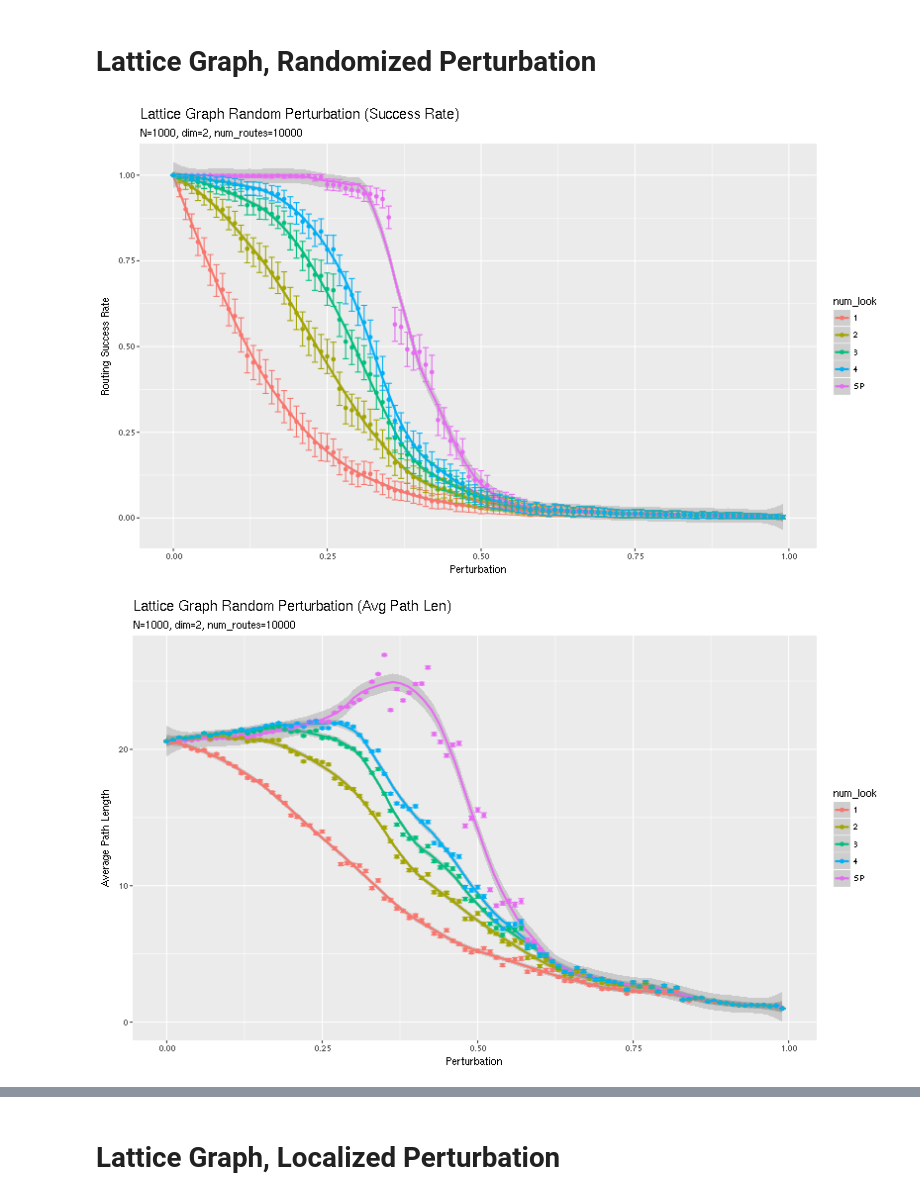
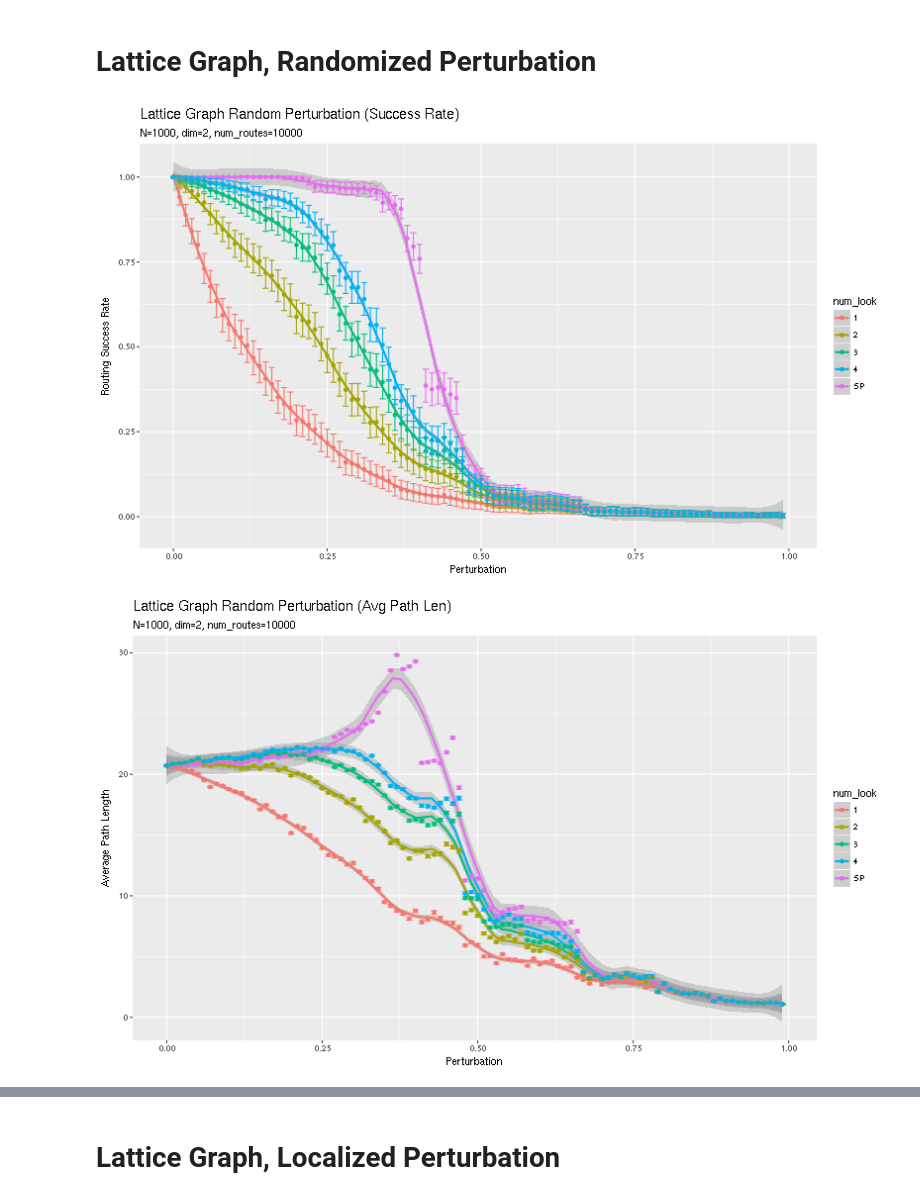
Before and after one commit to lacoperon/greedy_paths, a Jupyter notebook: perturb_analysis.ipynb, the cells around one changed output, grey strips where cells are left out. Drawn from its saved outputs; the diff is of its cells as text; code cells hidden in the pictures.

```diff
--- a/perturb_analysis.ipynb
+++ b/perturb_analysis.ipynb
@@ -12,32 +30,32 @@ The rpy2.ipython extension is already loaded. To reload it, use:
 # %%
 %%R -w 800
 
 library(readr)
 
-df <- read_csv("./data/N_961_strat_random_STEP_0.01_graph_lattice_numroutes_10000_dim_2_k_50_numlookahead_5_rand_20884.csv")
+df <- read_csv("./data/N_961_strat_random_STEP_0.01_graph_lattice_numroutes_10000_dim_2_k_50_numlookahead_5_rand_21556.csv")
 df$num_look <- factor(df$num_look)
 library(ggplot2)
 
 print(ggplot(df, aes(x=f, y=succ_rate, color=num_look)) + geom_smooth(span=.2) + geom_point() +
     geom_errorbar(aes(ymin=succ_rate-succ_std, ymax=succ_rate+succ_std),
                   width=.01) +
     labs(title="Lattice Graph Random Perturbation (Success Rate)",
          subtitle="N=1000, dim=2, num_routes=10000", x="Perturbation", y="Routing Success Rate"))
 
 print(ggplot(df, aes(x=f, y=avg_len, color=num_look)) + geom_smooth(span=.2) + geom_point() +
     geom_errorbar(aes(ymin=avg_len-avg_std_dev, ymax=avg_len+avg_std_dev),
                   width=.01) +
     labs(title="Lattice Graph Random Perturbation (Avg Path Len)", subtitle="N=1000, dim=2, num_routes=10000",
          x="Perturbation", y="Average Path Length"))
 
 print(ggplot(df, aes(x=f, y=giant_comp_size)) + geom_smooth(span=.2) + geom_point()+
     labs(title="Lattice Graph Random Perturbation Giant Component Size", subtitle="N=1000, dim=2",
          x="Perturbation", y="Giant Component Size"))
 
 
 ggplot(df, aes(x=f, y=avg_efficiency, color=num_look)) + geom_smooth(span=.2) + geom_point()+
     labs(title="Lattice Graph Random Perturbation Routing Efficiency", subtitle="N=1000, dim=2",
          x="Perturbation", y="Efficiency")
 # %% [output]
-[figure, old version]
+[figure, new version]
-[figure, old version]
+[figure, new version]
```
Also changed, not shown: parts of 14 cells of this notebook.
